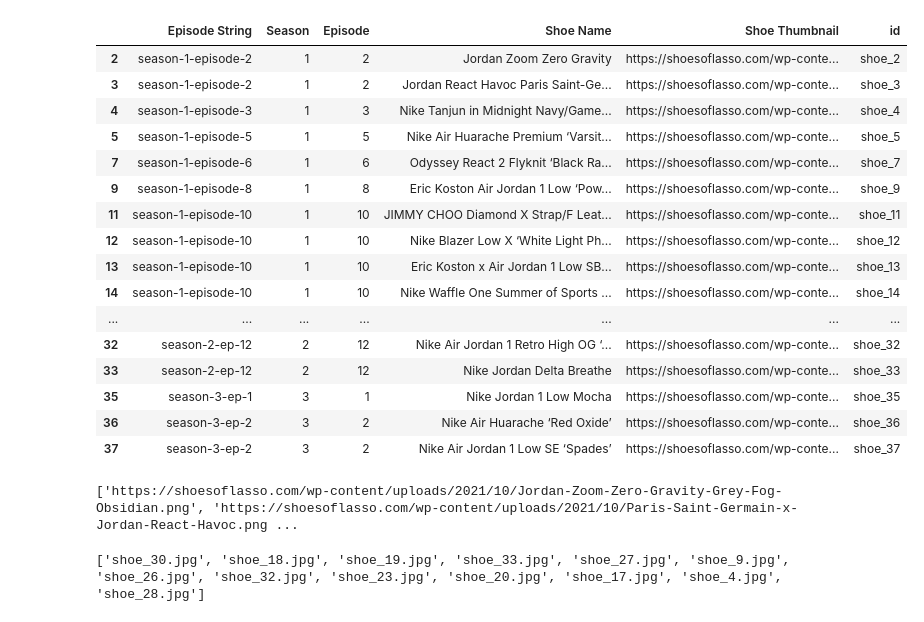
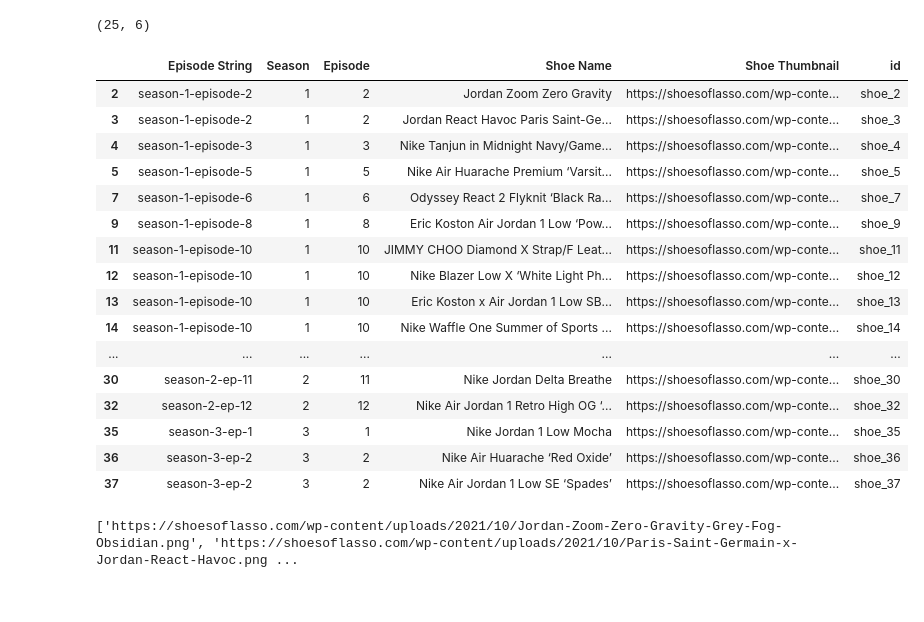
Before and after one commit to sejaldua/shoes-of-lasso, a Jupyter notebook: download-wp-images.ipynb, the cells around one changed output. Cells and saved outputs as stored; diff of their text form; code cells hidden in the pictures.

```diff
--- a/download-wp-images.ipynb
+++ b/download-wp-images.ipynb
@@ -31,23 +32,26 @@ headers = {
 # %%
 df = pd.read_csv('./data/lasso-sneaks.csv')
 df = df.dropna(subset=['Shoe Thumbnail'])
 df = df.drop_duplicates(subset=['Shoe Thumbnail'], keep='first')
+df = df.drop_duplicates(subset=['Shoe Name'], keep='first')
+print(df.shape)
 df
 # %% [output]
+(25, 6)
 |  | Episode String | Season | Episode | Shoe Name | Shoe Thumbnail | id |
 | 2 | season-1-episode-2 | 1 | 2 | Jordan Zoom Zero Gravity | https://shoesoflasso.com/wp-conte... | shoe_2 |
 | 3 | season-1-episode-2 | 1 | 2 | Jordan React Havoc Paris Saint-Ge... | https://shoesoflasso.com/wp-conte... | shoe_3 |
 | 4 | season-1-episode-3 | 1 | 3 | Nike Tanjun in Midnight Navy/Game... | https://shoesoflasso.com/wp-conte... | shoe_4 |
 | 5 | season-1-episode-5 | 1 | 5 | Nike Air Huarache Premium ‘Varsit... | https://shoesoflasso.com/wp-conte... | shoe_5 |
 | 7 | season-1-episode-6 | 1 | 6 | Odyssey React 2 Flyknit ‘Black Ra... | https://shoesoflasso.com/wp-conte... | shoe_7 |
 | 9 | season-1-episode-8 | 1 | 8 | Eric Koston Air Jordan 1 Low ‘Pow... | https://shoesoflasso.com/wp-conte... | shoe_9 |
 | 11 | season-1-episode-10 | 1 | 10 | JIMMY CHOO Diamond X Strap/F Leat... | https://shoesoflasso.com/wp-conte... | shoe_11 |
 | 12 | season-1-episode-10 | 1 | 10 | Nike Blazer Low X ‘White Light Ph... | https://shoesoflasso.com/wp-conte... | shoe_12 |
 | 13 | season-1-episode-10 | 1 | 10 | Eric Koston x Air Jordan 1 Low SB... | https://shoesoflasso.com/wp-conte... | shoe_13 |
 | 14 | season-1-episode-10 | 1 | 10 | Nike Waffle One Summer of Sports ... | https://shoesoflasso.com/wp-conte... | shoe_14 |
 | ... | ... | ... | ... | ... | ... | ... |
+| 30 | season-2-ep-11 | 2 | 11 | Nike Jordan Delta Breathe | https://shoesoflasso.com/wp-conte... | shoe_30 |
 | 32 | season-2-ep-12 | 2 | 12 | Nike Air Jordan 1 Retro High OG ‘... | https://shoesoflasso.com/wp-conte... | shoe_32 |
-| 33 | season-2-ep-12 | 2 | 12 | Nike Jordan Delta Breathe | https://shoesoflasso.com/wp-conte... | shoe_33 |
 | 35 | season-3-ep-1 | 3 | 1 | Nike Jordan 1 Low Mocha | https://shoesoflasso.com/wp-conte... | shoe_35 |
 | 36 | season-3-ep-2 | 3 | 2 | Nike Air Huarache ‘Red Oxide’ | https://shoesoflasso.com/wp-conte... | shoe_36 |
 | 37 | season-3-ep-2 | 3 | 2 | Nike Air Jordan 1 Low SE ‘Spades’ | https://shoesoflasso.com/wp-conte... | shoe_37 |
@@ -77,6 +81,11 @@ for i, row in df.iterrows():
 import os
 path = '/Users/sejaldua/Desktop/misc/shoes-of-lasso/wp-images'
 dir_list = os.listdir(path)
-print(dir_list)
+imgs = []
+for f in dir_list:
+    if f.endswith('.png') or f.endswith('.webp'):
+        im = Image.open(f"wp-images/{f}").convert("RGB")
+    else:
+        im = Image.open(f"wp-images/{f}").convert("RGB")
+    im = remove(im)
+    imgs.append(im)
-# %% [output]
-['shoe_30.jpg', 'shoe_18.jpg', 'shoe_19.jpg', 'shoe_33.jpg', 'shoe_27.jpg', 'shoe_9.jpg', 'shoe_26.jpg', 'shoe_32.jpg', 'shoe_23.jpg', 'shoe_20.jpg', 'shoe_17.jpg', 'shoe_4.jpg', 'shoe_28.jpg']
```
Also changed, not shown: parts of 4 cells of this notebook, 1 other file.
